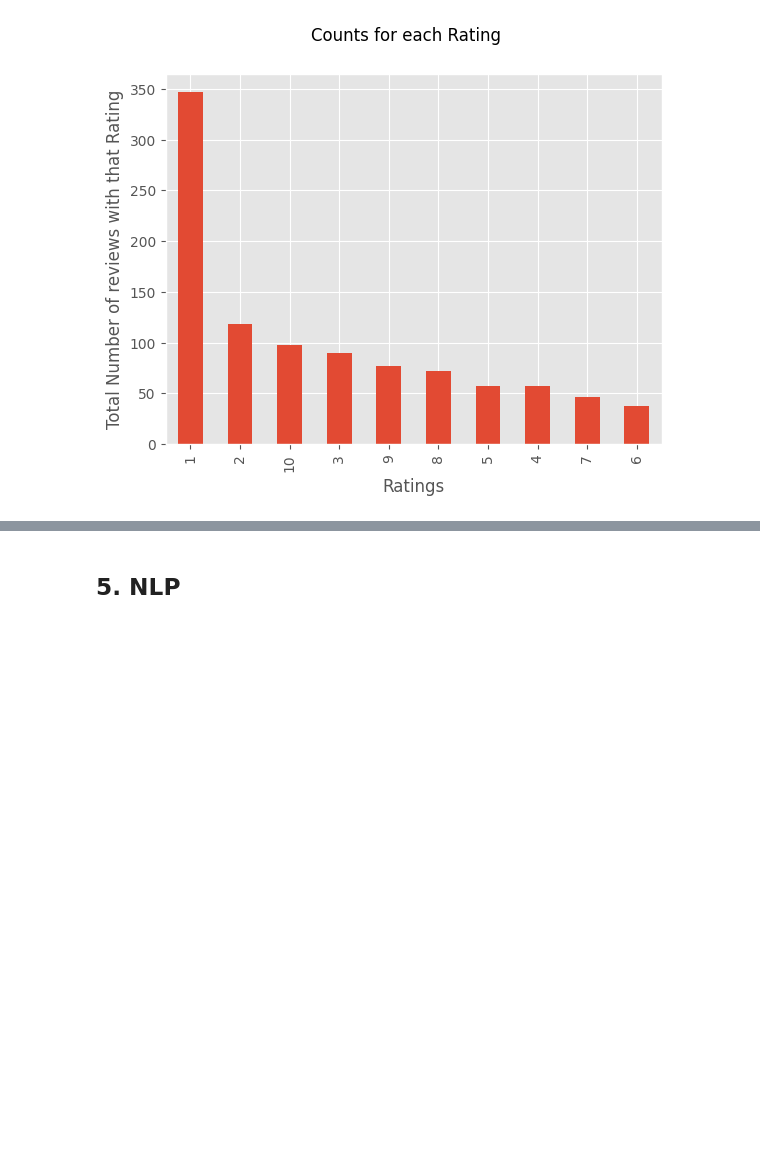
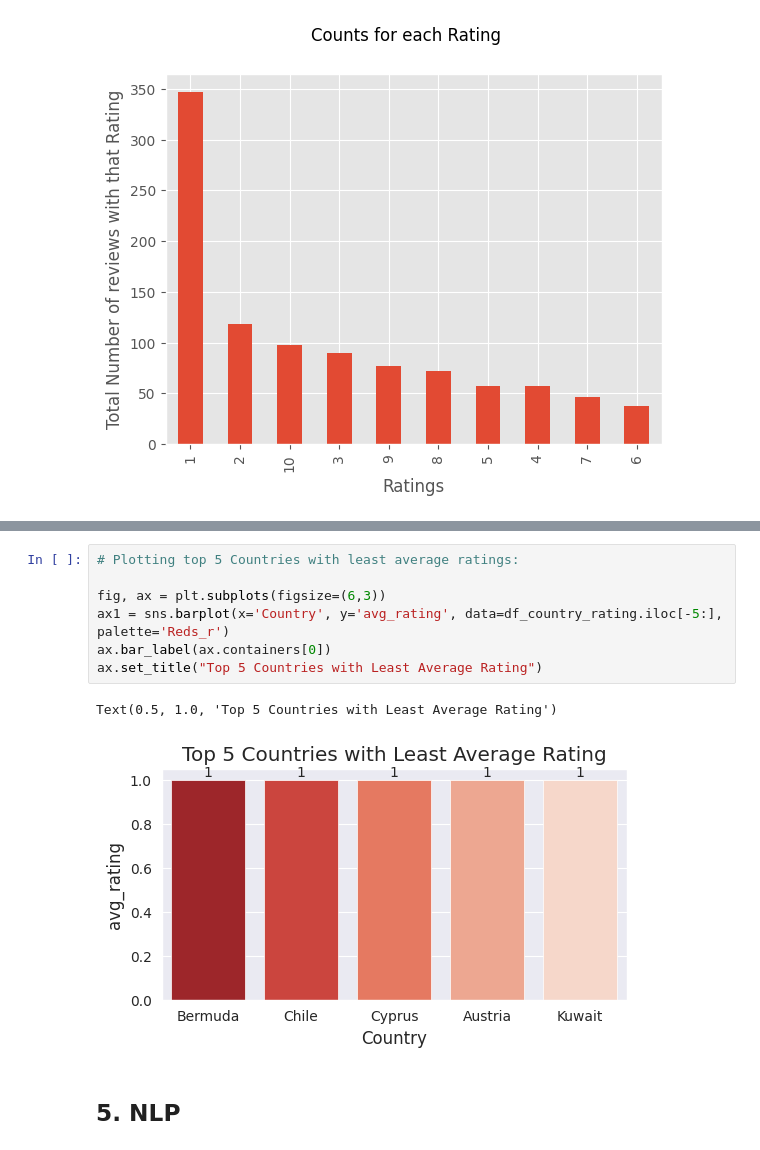
Before and after one commit to BhushanIngale/British-Airways-Data-Science, a Jupyter notebook: src/British_Airways_Task_1.ipynb, the cells around one changed output, grey strips where cells are left out. Saved outputs shown, nothing was run; the diff lists cells and outputs as text; blank space fills up the shorter version.

```diff
--- a/src/British_Airways.ipynb
+++ b/src/British_Airways_Task_1.ipynb
@@ -231,3 +257,13 @@ Text(0.5, 0.98, 'Counts for each Rating')
+# %%
+# Plotting top 5 Countries with least average ratings:
+
+fig, ax = plt.subplots(figsize=(6,3))
+ax1 = sns.barplot(x='Country', y='avg_rating', data=df_country_rating.iloc[-5:], palette='Reds_r')
+ax.bar_label(ax.containers[0])
+ax.set_title("Top 5 Countries with Least Average Rating")
+# %% [output]
+Text(0.5, 1.0, 'Top 5 Countries with Least Average Rating')
+[figure, added]
 # %% [markdown]
 ## 5. NLP
 # %%
```
Also changed, not shown: parts of 28 cells of this notebook.
